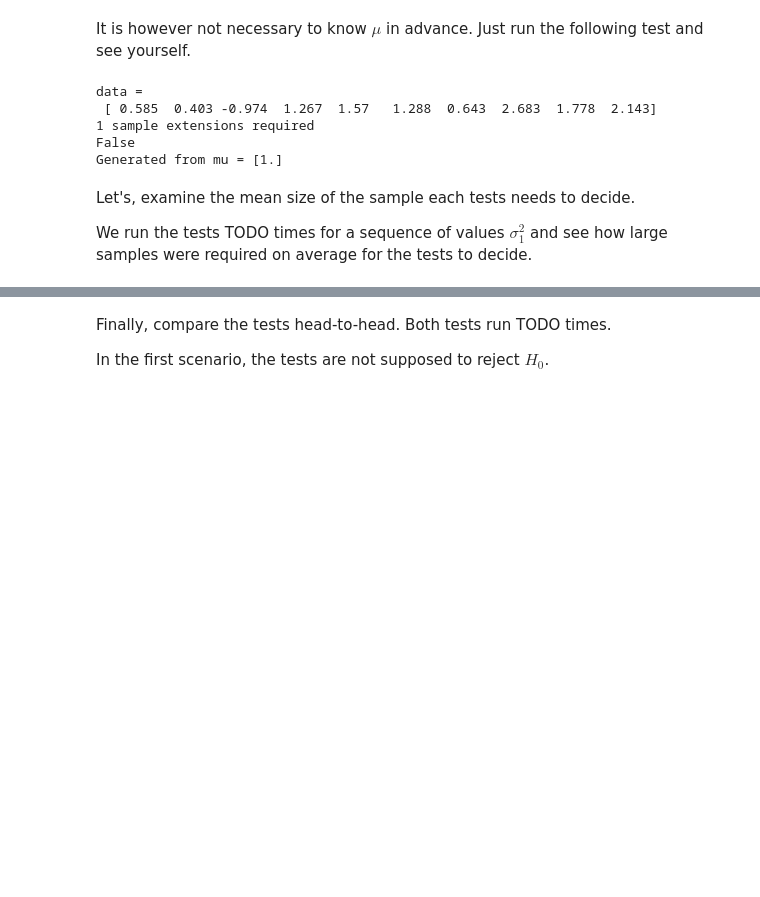
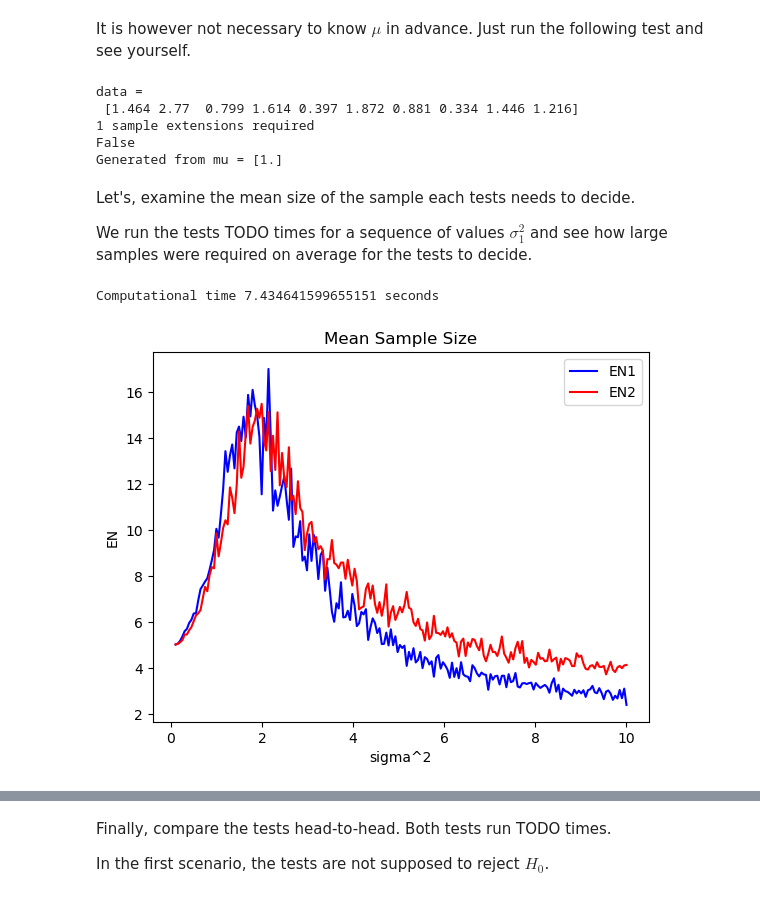
Before and after one commit to PrinceOfCzechia/sequential-test-sim, a Jupyter notebook: notebook2.ipynb, the cells around one changed output, grey strips where cells are left out. Cells and saved outputs as stored; diff of their text form; code cells hidden in the pictures; blank space fills up the shorter version.

```diff
--- a/notebook2.ipynb
+++ b/notebook2.ipynb
@@ -87,19 +124,12 @@ sigma = 1
 sigma0 = 1
 sigma1 = 4
 
-a = math.log( (1-beta) / alpha )
-b = math.log( beta / (1-alpha) )
-
-ha = 2*a / ( 1/sigma0 - 1/sigma1 )
-hb = 2*b / ( 1/sigma0 - 1/sigma1 )
-s = 2*math.log( math.sqrt(sigma1/sigma0) ) / ( sigma0**(-1) - sigma1**(-1) )
-
 mu = np.round( np.random.uniform( 0.0, 10.0, 1), decimals = 0 ) # so that mu is truly unknown but not too exotic
-print( testN2( ha, hb, s, mu, sigma, n = 5, verbose = True ) )
+print( testN2( alpha, beta, mu, sigma, n = 5, verbose = True ) )
 print( 'Generated from mu =', mu)
 # %% [output]
 data =
- [ 0.585  0.403 -0.974  1.267  1.57   1.288  0.643  2.683  1.778  2.143]
+ [1.464 2.77  0.799 1.614 0.397 1.872 0.881 0.334 1.446 1.216]
 1 sample extensions required
 False
 Generated from mu = [1.]
@@ -109,0 +163,34 @@ We run the tests TODO times for a sequence of values $\sigma_1^2$ and see how la
+# %%
+a = math.log( (1-beta) / alpha )
+b = math.log( beta / (1-alpha) )
+ha = 2*a / ( 1/sigma0 - 1/sigma1 )
+hb = 2*b / ( 1/sigma0 - 1/sigma1 )
+s = 2*math.log( math.sqrt(sigma1/sigma0) ) / ( sigma0**(-1) - sigma1**(-1) )
+
+start = time.time()
+N_pts = 200
+N_tests = 100
+arr_EN1 = np.empty( N_pts )
+arr_EN2 = np.empty( N_pts )
+arr_sigma = np.linspace( 0.1, 10.0, N_pts )
+
+for i in range( N_pts ):
+    arr_temp = np.array( [ testN1_cnt( ha, hb, s, mu, arr_sigma[ i ], n=1 ) for _ in range( N_tests ) ] )
+    arr_EN1[ i ] = np.mean( arr_temp )
+    arr_temp = np.array( [ testN2_cnt( ha, hb, s, mu, arr_sigma[ i ], n=1 ) for _ in range( N_tests ) ] )
+    arr_EN2[ i ] = np.mean( arr_temp )
+
+end = time.time()
+print( 'Computational time', end - start, 'seconds')
+
+plt.plot(arr_sigma, arr_EN1, color='blue', label='EN1')
+plt.plot(arr_sigma, arr_EN2, color='red', label='EN2')
+plt.xlabel('sigma^2')
+plt.ylabel('EN')
+plt.title('Mean Sample Size')
+plt.legend()
+
+plt.show()
+# %% [output]
+Computational time 7.434641599655151 seconds
+[figure, added]
```
Also changed, not shown: parts of 10 cells of this notebook.
